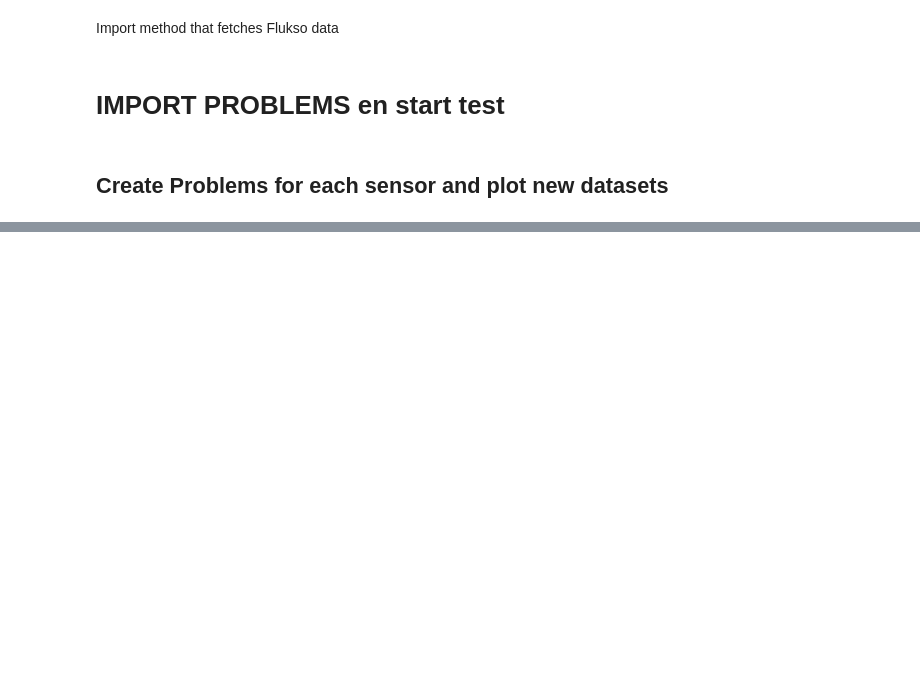
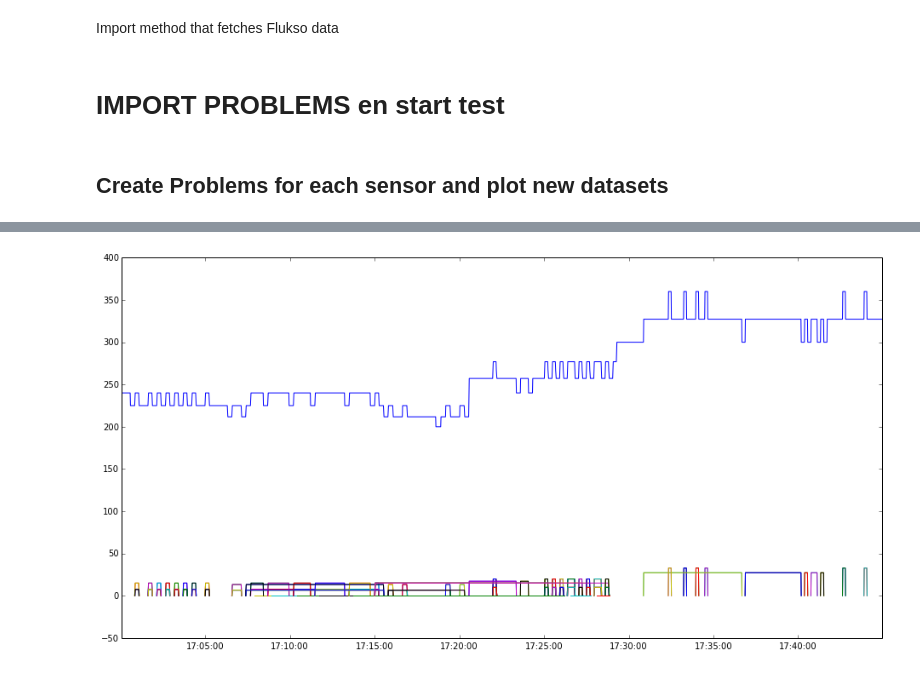
Before and after one commit to JrtPec/opengrid, a Jupyter notebook: nialm/scripts/Test_Problems.ipynb, the cells around one changed output, grey strips where cells are left out. Cells and saved outputs as stored; diff of their text form; code cells hidden in the pictures; blank space fills up the shorter version.

```diff
--- a/nialm/scripts/Test_Problems.ipynb
+++ b/nialm/scripts/Test_Problems.ipynb
@@ -48,3 +58,0 @@ for problem in problems:
-# %%
-for problem in problems:
-    print problem.methodlist
@@ -50,0 +63,18 @@ for problem in problems:
+# %%
+blocks = []
+for i in range(len(problem.events)):
+    event1 = problem.events[i]
+    event2 = match(events=problem.events,i=i)
+    if event2:
+        blocks.append(Block(event1,event2))
+
+drawables = []
+for block in blocks:
+    drawables.append(block.get_drawable())
+
+plt.figure()
+plt.plot_date(problem.df_orig.index,problem.df_orig,'-',label="Instantaneous power")
+for drawable in drawables:
+    plt.plot_date(drawable.index,drawable,'-',label="Block")
+# %% [output]
+[figure, added]
```
Also changed, not shown: parts of 6 cells of this notebook, 22 other files.
